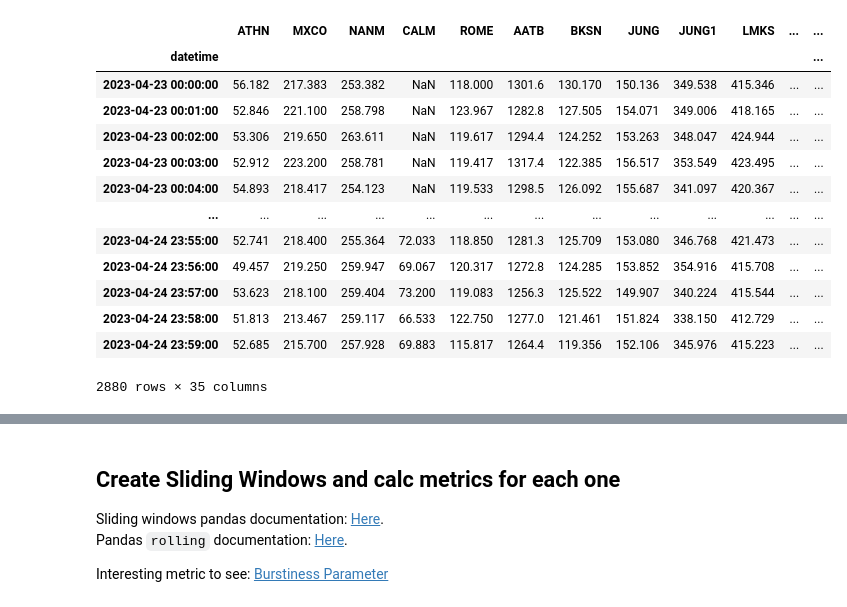
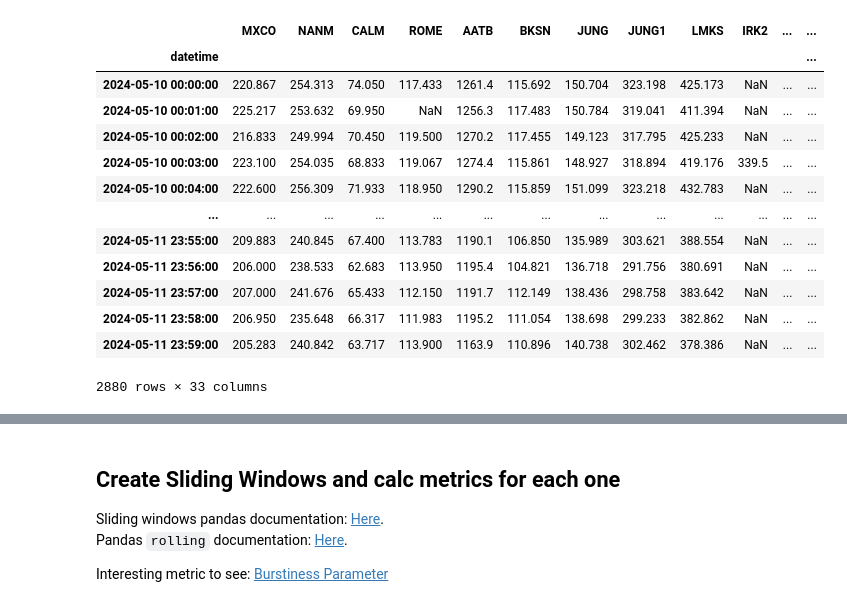
Before and after one commit to dosquisd/NMDB, a Jupyter notebook: 002_calc_some_metrics.ipynb, the cells around one changed output, grey strips where cells are left out. Cells and saved outputs as stored; diff of their text form; code cells hidden in the pictures.

```diff
--- a/002_calc_some_metrics.ipynb
+++ b/002_calc_some_metrics.ipynb
@@ -7,23 +8,23 @@ station = "pwnk"
 # %%
-df = load_data(f"./data/ForbushDecrease/{date}/all.txt")
+df = load_data(f"./data/{event.replace(' ', '')}/{date}/all.txt")
 df.index = df["datetime"]
 df.drop(columns="datetime", inplace=True)
 df
 # %% [output]
-|  | ATHN | MXCO | NANM | CALM | ROME | AATB | BKSN | JUNG | JUNG1 | LMKS | ... | ... |
+|  | MXCO | NANM | CALM | ROME | AATB | BKSN | JUNG | JUNG1 | LMKS | IRK2 | ... | ... |
 | datetime |  |  |  |  |  |  |  |  |  |  |  | ... |
-| 2023-04-23 00:00:00 | 56.182 | 217.383 | 253.382 | NaN | 118.000 | 1301.6 | 130.170 | 150.136 | 349.538 | 415.346 | ... | ... |
-| 2023-04-23 00:01:00 | 52.846 | 221.100 | 258.798 | NaN | 123.967 | 1282.8 | 127.505 | 154.071 | 349.006 | 418.165 | ... | ... |
-| 2023-04-23 00:02:00 | 53.306 | 219.650 | 263.611 | NaN | 119.617 | 1294.4 | 124.252 | 153.263 | 348.047 | 424.944 | ... | ... |
-| 2023-04-23 00:03:00 | 52.912 | 223.200 | 258.781 | NaN | 119.417 | 1317.4 | 122.385 | 156.517 | 353.549 | 423.495 | ... | ... |
-| 2023-04-23 00:04:00 | 54.893 | 218.417 | 254.123 | NaN | 119.533 | 1298.5 | 126.092 | 155.687 | 341.097 | 420.367 | ... | ... |
+| 2024-05-10 00:00:00 | 220.867 | 254.313 | 74.050 | 117.433 | 1261.4 | 115.692 | 150.704 | 323.198 | 425.173 | NaN | ... | ... |
+| 2024-05-10 00:01:00 | 225.217 | 253.632 | 69.950 | NaN | 1256.3 | 117.483 | 150.784 | 319.041 | 411.394 | NaN | ... | ... |
+| 2024-05-10 00:02:00 | 216.833 | 249.994 | 70.450 | 119.500 | 1270.2 | 117.455 | 149.123 | 317.795 | 425.233 | NaN | ... | ... |
+| 2024-05-10 00:03:00 | 223.100 | 254.035 | 68.833 | 119.067 | 1274.4 | 115.861 | 148.927 | 318.894 | 419.176 | 339.5 | ... | ... |
+| 2024-05-10 00:04:00 | 222.600 | 256.309 | 71.933 | 118.950 | 1290.2 | 115.859 | 151.099 | 323.218 | 432.783 | NaN | ... | ... |
 | ... | ... | ... | ... | ... | ... | ... | ... | ... | ... | ... | ... | ... |
-| 2023-04-24 23:55:00 | 52.741 | 218.400 | 255.364 | 72.033 | 118.850 | 1281.3 | 125.709 | 153.080 | 346.768 | 421.473 | ... | ... |
-| 2023-04-24 23:56:00 | 49.457 | 219.250 | 259.947 | 69.067 | 120.317 | 1272.8 | 124.285 | 153.852 | 354.916 | 415.708 | ... | ... |
-| 2023-04-24 23:57:00 | 53.623 | 218.100 | 259.404 | 73.200 | 119.083 | 1256.3 | 125.522 | 149.907 | 340.224 | 415.544 | ... | ... |
-| 2023-04-24 23:58:00 | 51.813 | 213.467 | 259.117 | 66.533 | 122.750 | 1277.0 | 121.461 | 151.824 | 338.150 | 412.729 | ... | ... |
-| 2023-04-24 23:59:00 | 52.685 | 215.700 | 257.928 | 69.883 | 115.817 | 1264.4 | 119.356 | 152.106 | 345.976 | 415.223 | ... | ... |
+| 2024-05-11 23:55:00 | 209.883 | 240.845 | 67.400 | 113.783 | 1190.1 | 106.850 | 135.989 | 303.621 | 388.554 | NaN | ... | ... |
+| 2024-05-11 23:56:00 | 206.000 | 238.533 | 62.683 | 113.950 | 1195.4 | 104.821 | 136.718 | 291.756 | 380.691 | NaN | ... | ... |
+| 2024-05-11 23:57:00 | 207.000 | 241.676 | 65.433 | 112.150 | 1191.7 | 112.149 | 138.436 | 298.758 | 383.642 | NaN | ... | ... |
+| 2024-05-11 23:58:00 | 206.950 | 235.648 | 66.317 | 111.983 | 1195.2 | 111.054 | 138.698 | 299.233 | 382.862 | NaN | ... | ... |
+| 2024-05-11 23:59:00 | 205.283 | 240.842 | 63.717 | 113.900 | 1163.9 | 110.896 | 140.738 | 302.462 | 378.386 | NaN | ... | ... |
-2880 rows × 35 columns
+2880 rows × 33 columns
 # %%
 # Taking just one station for simplicity
 station_df = df[[station.upper()]]
```
Also changed, not shown: parts of 4 cells of this notebook, 5 other files.
